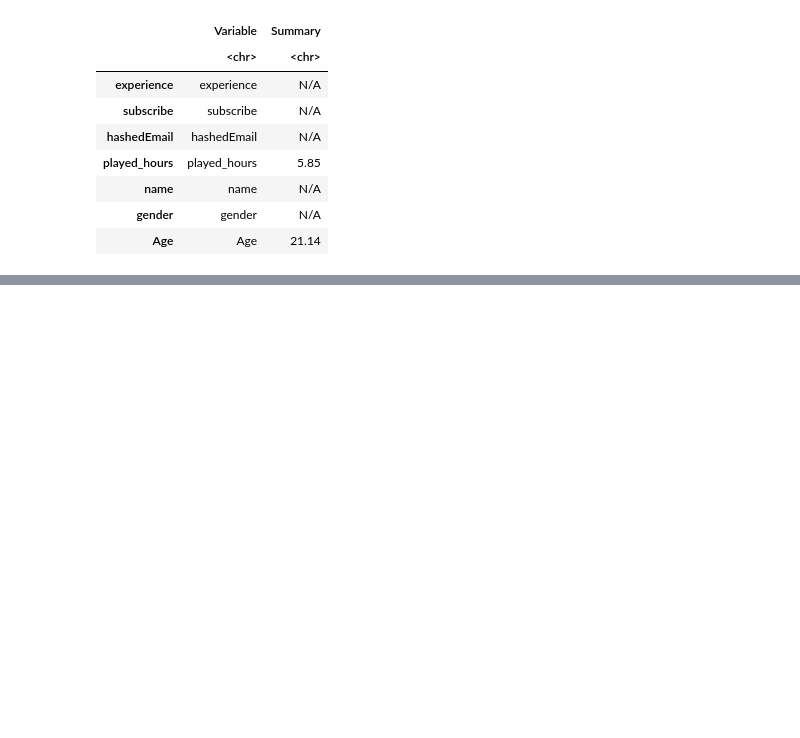
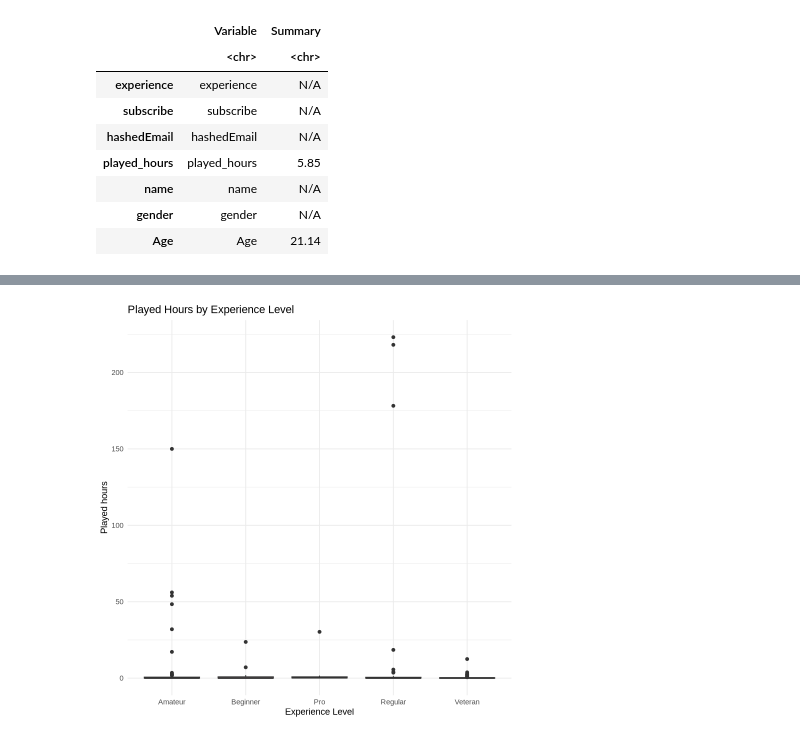
Before and after one commit to amandaarenn/DSCI-100-Individual-Project-Planning, a Jupyter notebook: Proj planning.ipynb, the cells around one changed output, grey strips where cells are left out. Drawn from its saved outputs; the diff is of its cells as text; code cells hidden in the pictures; blank space fills up the shorter version.

```diff
--- a/Proj planning.ipynb
+++ b/Proj planning.ipynb
@@ -132,0 +277,4 @@ A data.frame: 7 × 2
+# %%
+# First, I will load the dataset just as a reminder
+players <- read_csv("players.csv")
+players
@@ -132,0 +342,10 @@ A data.frame: 7 × 2
+# %%
+# Played Hours by Experience Level
+ggplot(players, aes(x = experience, y = played_hours)) +
+    geom_boxplot(fill = "pink") +
+    labs(title = "Played Hours by Experience Level",
+        x = "Experience Level",
+        y = "Played hours") +
+    theme_minimal()
+# %% [output]
+[figure, added]
```
Also changed, not shown: parts of 17 cells of this notebook.
